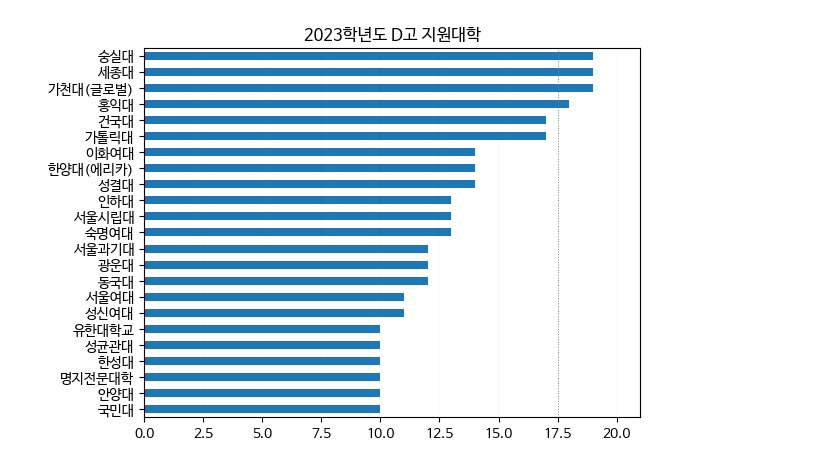
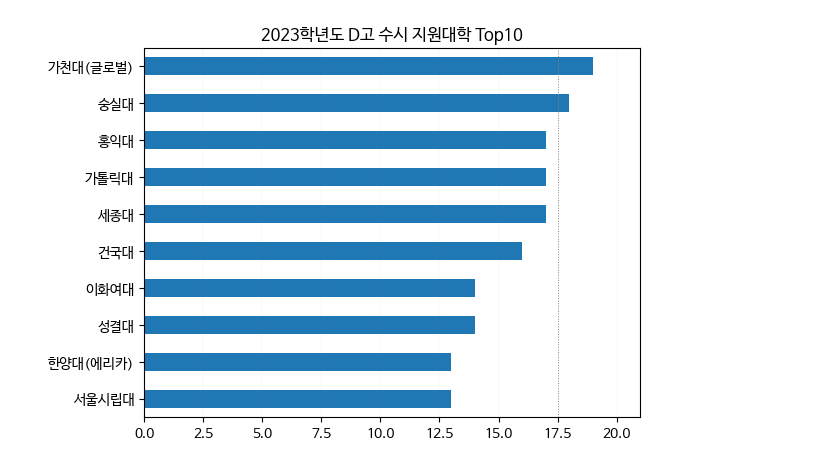
Before and after one commit to ecloguehwang/HSS, a Jupyter notebook: 선호대학_2022D고3_RPA.ipynb, the cells around one changed output. Saved outputs shown, nothing was run; the diff lists cells and outputs as text; code cells hidden in the pictures.

```diff
--- a/선호대학_2022D고3_RPA.ipynb
+++ b/선호대학_2022D고3_RPA.ipynb
@@ -28,32 +28,44 @@ plt.rc('font', family='NanumBarunGothic')
 #그래프 마이너스 기호 깨짐 방지
 plt.rcParams['axes.unicode_minus'] = False
 # %%
+#2023학년도 Top10 수시지원대학 조회
+
 import pandas as pd
 import matplotlib.pyplot as plt
 
 path = '/content/drive/MyDrive/python/deungchon/'
 df = pd.read_csv(f'{path}susi_jsi.csv', encoding='cp949')
 
+
+#지원시기: 수시
+df_apply = df[df.지원시기  == '수시']
+
+
 # Filter the rows based on the frequency of the "대학" column
-freq = df['대학'].value_counts()
-freq = freq[freq >= 10]
+freq = df_apply['대학'].value_counts()
+freq = freq[freq >= 13]
+
+
+#대학수
+freq_num = len(freq)
 
 # Create a horizontal bar plot with descending order
 freq.sort_values().plot(kind='barh')
 
 # Draw a dotted vertical line only from the X-axis tick with 17.5
 for pos in plt.gca().get_xticks():
     if pos == 17.5:
         plt.axvline(pos, linestyle=':', color='gray', linewidth=0.7)
     else:
         plt.axvline(pos, linestyle=':', color='gray', linewidth=0.1)
 
 # Save the plot in png and pdf formats
 path1 = '/content/drive/MyDrive/python/deungchon/result_d/'
 
-plt.title("2023학년도 D고 지원대학")
+
+plt.title(f"2023학년도 D고 수시 지원대학 Top{freq_num}")
 plt.savefig(f'{path1}uni_preferred.png', dpi=300, bbox_inches='tight')
 plt.savefig(f'{path1}uni_preferred.pdf', bbox_inches='tight')
 plt.show()
 # %% [output]
-[figure, old version]
+[figure, new version]
```
Also changed, not shown: parts of 6 cells of this notebook.
